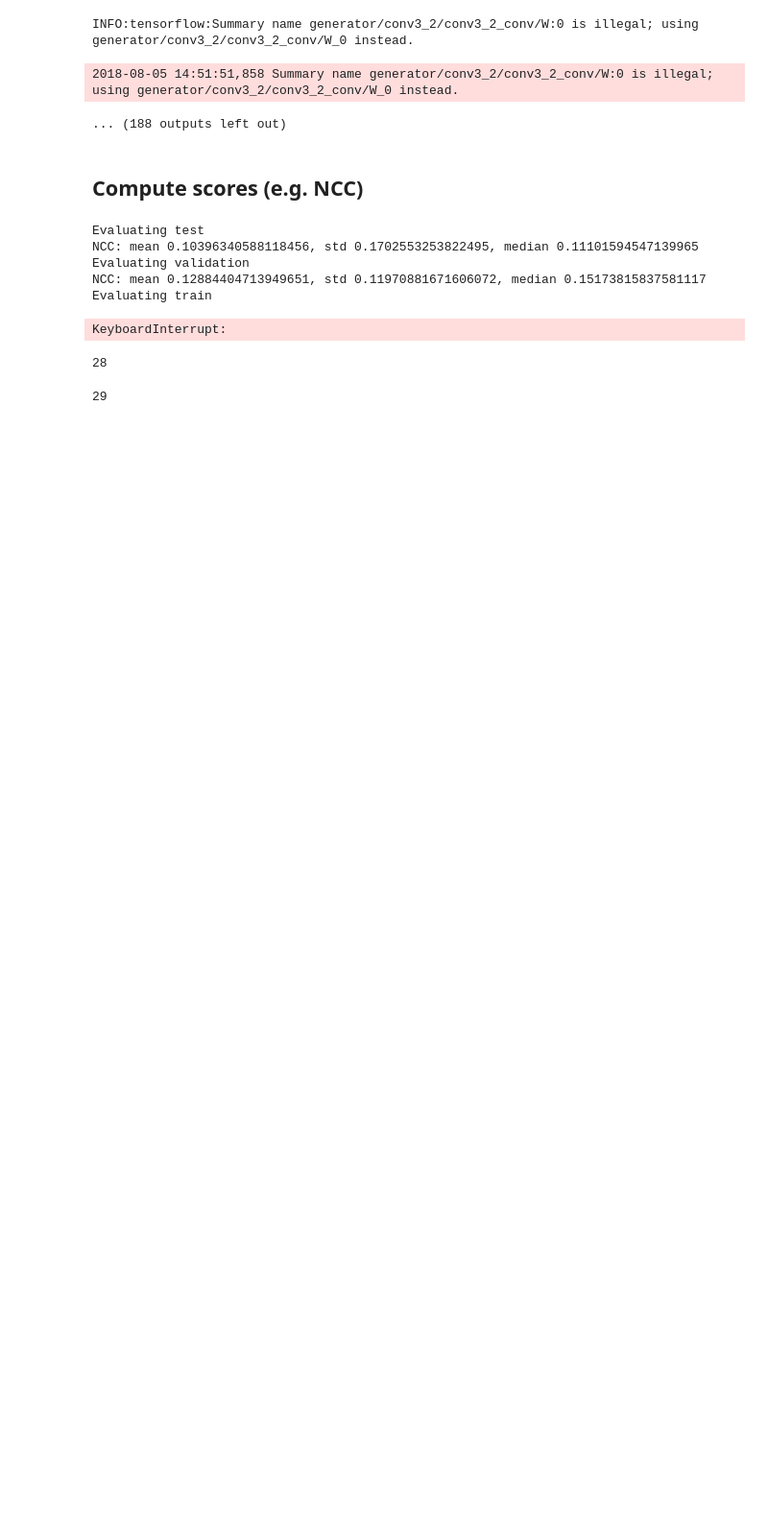
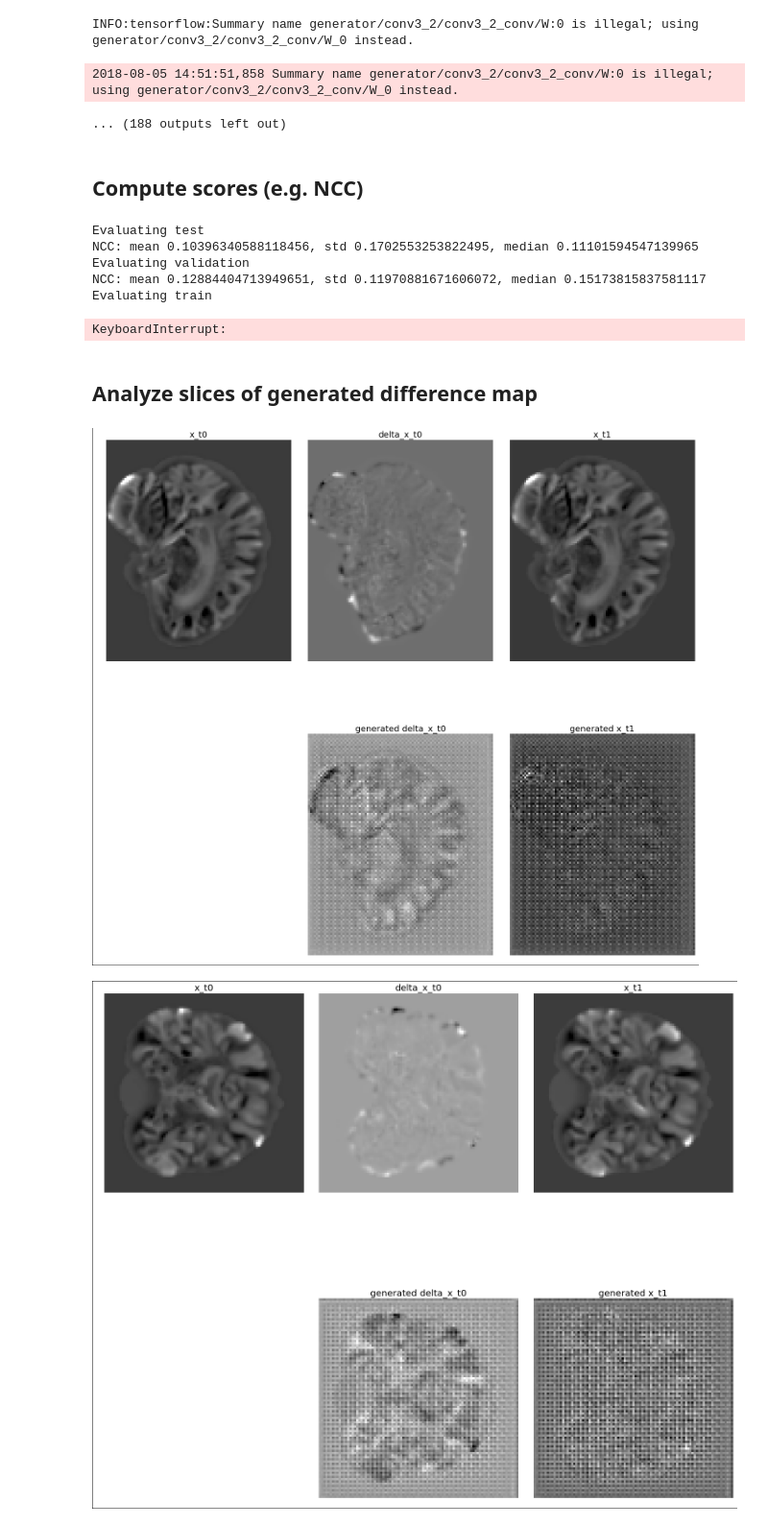
Before and after one commit to vwegmayr/brain-aging, a Jupyter notebook: notebooks/vagan_mri_evaluation_fixed_delta.ipynb, the cells around one changed output. Shown at 96% size. Saved outputs shown, nothing was run; the diff lists cells and outputs as text; code cells hidden in the pictures; blank space fills up the shorter version.

Commit message:
Display different slices.

```diff
--- a/notebooks/vagan_mri_evaluation_fixed_delta.ipynb
+++ b/notebooks/vagan_mri_evaluation_fixed_delta.ipynb
@@ -66,6 +66,12 @@ n_test_samples = wrapper.data.n_test_samples
 # Input wrapper
 input_wrapper = wrapper.config.input_wrapper
 gt_channel = 1
+# %%
+def extract_x_t0_x_t1_delta_x_t0(batch):
+    x_t0 = batch[:, :, :, :, 0:1]
+    delta_x_t0 = batch[:, :, :, :, 1:2]
+    x_t1 = x_t0 + delta_x_t0
+    return x_t0, x_t1, delta_x_t0
 # %% [markdown]
 ## Compute scores (e.g. NCC)
 # %%
@@ -110,11 +116,58 @@ Evaluating validation
 NCC: mean 0.12884404713949651, std 0.11970881671606072, median 0.15173815837581117
 Evaluating train
 KeyboardInterrupt:
-# %%
-n_test_samples
-# %% [output]
-28
-# %%
-n_val_samples
-# %% [output]
-29
+# %% [markdown]
+## Analyze slices of generated difference map
+# %%
+def plot_patient_slice(x_t0, x_t1, delta_x_t0, delta_gen, axis, slice_idx):
+    x_t1_gen = x_t0 + delta_gen
+
+    x_t0 = np.squeeze(np.take(x_t0, slice_idx, axis=axis))
+    x_t1 = np.squeeze(np.take(x_t1, slice_idx, axis=axis))
+    delta_x_t0 = np.squeeze(np.take(delta_x_t0, slice_idx, axis=axis))
+    delta_gen = np.squeeze(np.take(delta_gen, slice_idx, axis=axis))
+    x_t1_gen = np.squeeze(np.take(x_t1_gen, slice_idx, axis=axis))
+
+    figsize = (20, 20)
+    fs = 20
+    fig = plt.figure(figsize=figsize, edgecolor='black', linewidth=0.1)
+    plt.subplots_adjust(hspace=0.2, bottom=0.1)
+
+    ax1 = fig.add_subplot(231)
+    ax1.set_title("x_t0", size=fs)
+    ax1.imshow(x_t0, cmap='gray')
+
+    ax2 = fig.add_subplot(232)
+    ax2.set_title("delta_x_t0", size=fs)
+    ax2.imshow(delta_x_t0, cmap='gray')
+
+    ax3 = fig.add_subplot(233)
+    ax3.set_title("x_t1", size=fs)
+    ax3.imshow(x_t1, cmap='gray')
+
+    ax4 = fig.add_subplot(235)
+    ax4.set_title("generated delta_x_t0", size=fs)
+    ax4.imshow(delta_gen, cmap='gray')
+
+    ax5 = fig.add_subplot(236)
+    ax5.set_title("generated x_t1", size=fs)
+    ax5.imshow(x_t1_gen, cmap='gray')
+
+    for ax in [ax1, ax2, ax3, ax4, ax5]:
+        ax.axis('off')
+
+    fig.tight_layout()
+
+n_samples = 2
+for _ in range(n_samples):
+    inp = test_stream(1)
+    x_t0, x_t1, delta_x_t0 = extract_x_t0_x_t1_delta_x_t0(inp)
+    delta_gen = vagan.predict_mask(inp)
+    x_t1_gen = x_t0 + delta_gen
+
+    plot_patient_slice(x_t0, x_t1, delta_x_t0, delta_gen, 1, 35)
+    plot_patient_slice(x_t0, x_t1, delta_x_t0, delta_gen, 2, 59)
+    plot_patient_slice(x_t0, x_t1, delta_x_t0, delta_gen, 3, 40)
+# %% [output]
+[figure, added]
+[figure, added]
```
Also changed, not shown: parts of 2 cells of this notebook.
